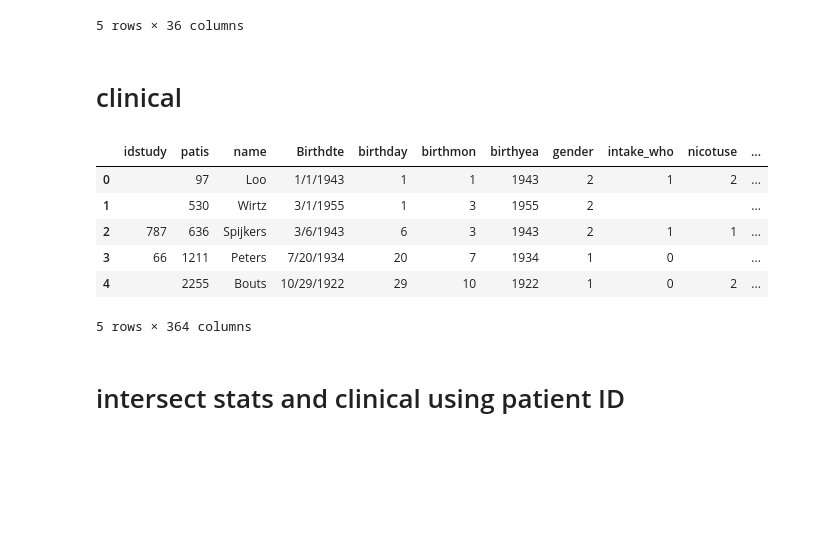
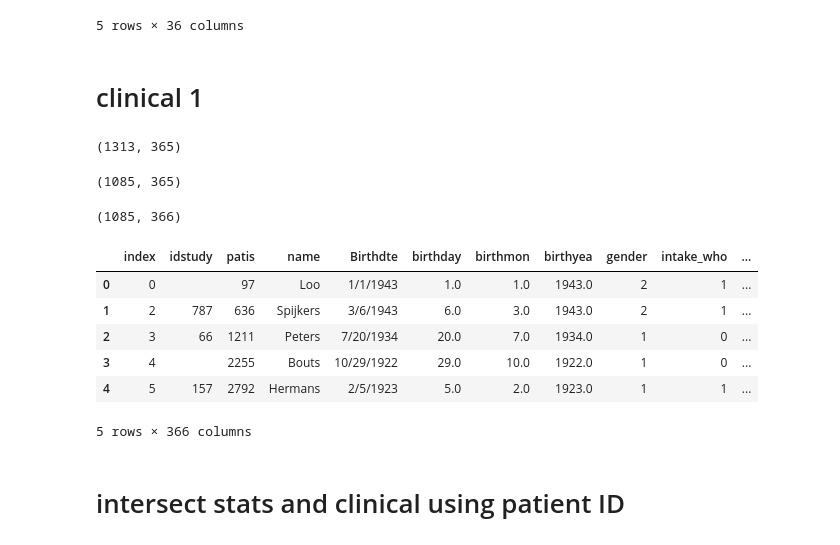
Before and after one commit to ahmedhosny/PY-LUNG, a Jupyter notebook: combineSliceStatsAndClinical.ipynb, the cells around one changed output. Drawn from its saved outputs; the diff is of its cells as text; code cells hidden in the pictures; blank space fills up the shorter version.

```diff
--- a/combineSliceStatsAndClinical.ipynb
+++ b/combineSliceStatsAndClinical.ipynb
@@ -19,18 +19,41 @@ dataFrameStats.head(n=5)
 | 4 | 43421 | 0 | 0.977000 | 0.977000 | 1.0 | -249.623500 | -249.623500 | -227.5 | 512.0 | 512.0 | ... | ... |
 5 rows × 36 columns
 # %% [markdown]
-# clinical
+# clinical 1
-# %%
-dataFrameClinical = pd.DataFrame.from_csv("D:/Dropbox/DFCI/04_data/Lung1 clinical/LungAllPatients2011_04_20.csv", index_col = None)
-dataFrameClinical.head(n=5)
-# %% [output]
-|  | idstudy | patis | name | Birthdte | birthday | birthmon | birthyea | gender | intake_who | nicotuse | ... |
-| 0 |  | 97 | Loo | 1/1/1943 | 1 | 1 | 1943 | 2 | 1 | 2 | ... |
-| 1 |  | 530 | Wirtz | 3/1/1955 | 1 | 3 | 1955 | 2 |  |  | ... |
-| 2 | 787 | 636 | Spijkers | 3/6/1943 | 6 | 3 | 1943 | 2 | 1 | 1 | ... |
-| 3 | 66 | 1211 | Peters | 7/20/1934 | 20 | 7 | 1934 | 1 | 0 |  | ... |
-| 4 |  | 2255 | Bouts | 10/29/1922 | 29 | 10 | 1922 | 1 | 0 | 2 | ... |
-5 rows × 364 columns
+# %%
+# this file has 27 additional  patients added at the end
+# they were already in there but didnt have survival data
+dataFrameClinical1 = pd.DataFrame.from_csv(
+    "/media/ahmed/Dropbox/DFCI/04_data/Lung1 clinical/LungAllPatients2011_04_20_additional_survival_added.csv", index_col = None)
+print dataFrameClinical1.shape
+# %% [output]
+(1313, 365)
+# %%
+# only take those who have both deatstat and survival
+dataFrameClinical1 = dataFrameClinical1[
+    (dataFrameClinical1['survival'] != ' ')
+    & (dataFrameClinical1['deadstat'] != ' ')
+    & (dataFrameClinical1['survival'] != '0')    ]
+
+print dataFrameClinical1.shape
+# %% [output]
+(1085, 365)
+# %%
+# remove duplicate patients
+dataFrameClinical1 = dataFrameClinical1.drop_duplicates( 'patis')
+# reset just in case
+dataFrameClinical1 = dataFrameClinical1.reset_index()
+print dataFrameClinical1.shape
+dataFrameClinical1.head(n=5)
+# %% [output]
+(1085, 366)
+|  | index | idstudy | patis | name | Birthdte | birthday | birthmon | birthyea | gender | intake_who | ... |
+| 0 | 0 |  | 97 | Loo | 1/1/1943 | 1.0 | 1.0 | 1943.0 | 2 | 1 | ... |
+| 1 | 2 | 787 | 636 | Spijkers | 3/6/1943 | 6.0 | 3.0 | 1943.0 | 2 | 1 | ... |
+| 2 | 3 | 66 | 1211 | Peters | 7/20/1934 | 20.0 | 7.0 | 1934.0 | 1 | 0 | ... |
+| 3 | 4 |  | 2255 | Bouts | 10/29/1922 | 29.0 | 10.0 | 1922.0 | 1 | 0 | ... |
+| 4 | 5 | 157 | 2792 | Hermans | 2/5/1923 | 5.0 | 2.0 | 1923.0 | 1 | 1 | ... |
+5 rows × 366 columns
 # %% [markdown]
 # intersect stats and clinical using patient ID
 # %%
```
Also changed, not shown: parts of 13 cells of this notebook, 3 other files.
